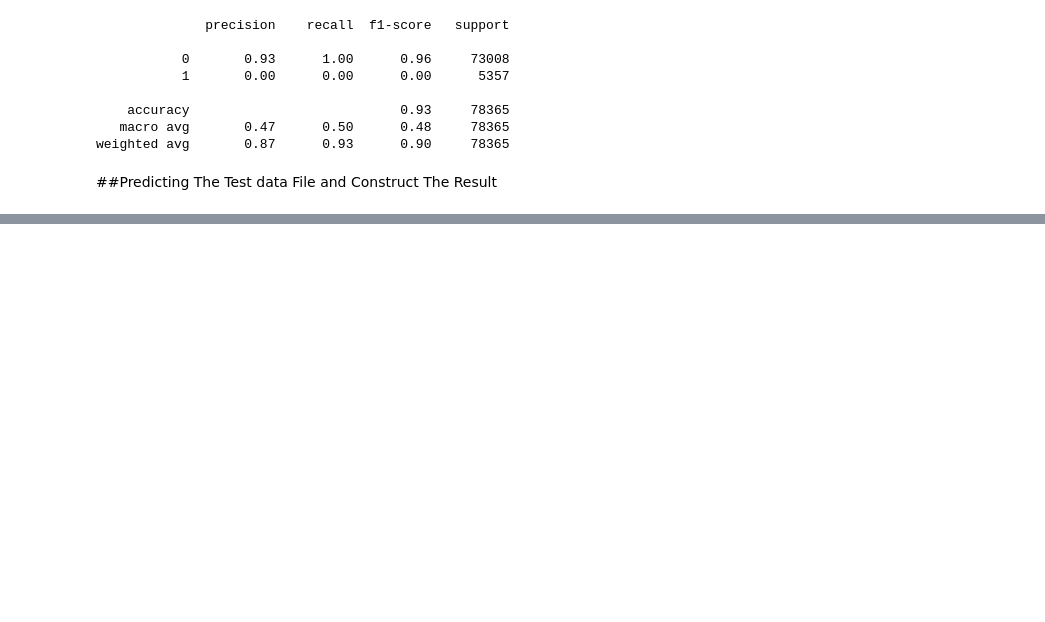
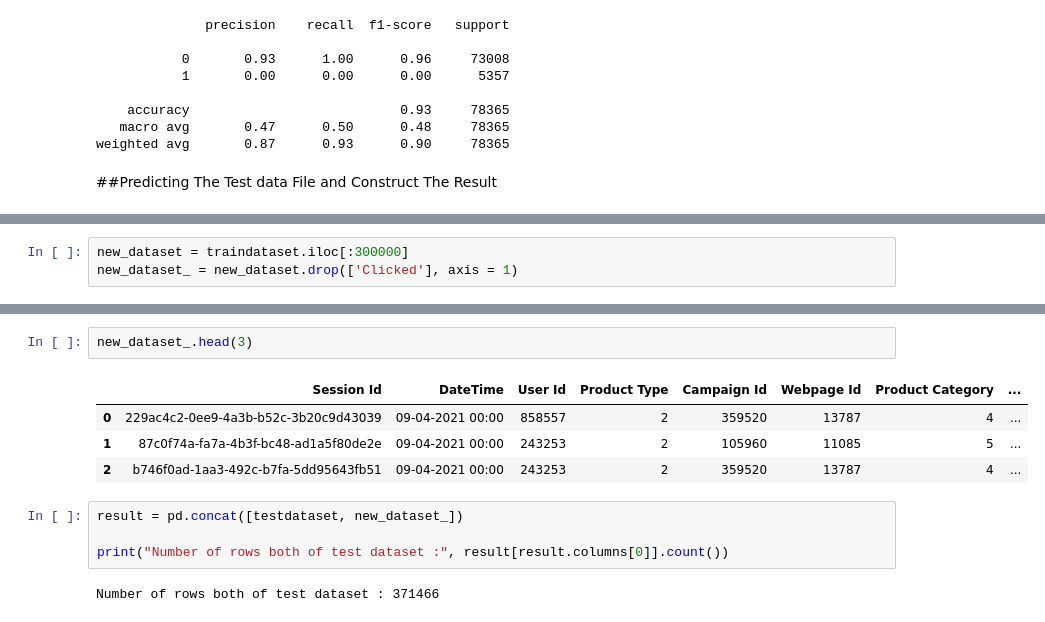
Before and after one commit to irawan09/Click_Prediction, a Jupyter notebook: GNB_Scikit_Learn.ipynb, the cells around one changed output, grey strips where cells are left out. Saved outputs shown, nothing was run; the diff lists cells and outputs as text; blank space fills up the shorter version.

```diff
--- a/GNB_Scikit_Learn.ipynb
+++ b/GNB_Scikit_Learn.ipynb
@@ -221,0 +222,3 @@ data_test.head(3)
+# %%
+new_dataset = traindataset.iloc[:300000]
+new_dataset_ = new_dataset.drop(['Clicked'], axis = 1)
@@ -221,0 +229,13 @@ data_test.head(3)
+# %%
+new_dataset_.head(3)
+# %% [output]
+|  | Session Id | DateTime | User Id | Product Type | Campaign Id | Webpage Id | Product Category | ... |
+| 0 | 229ac4c2-0ee9-4a3b-b52c-3b20c9d43039 | 09-04-2021 00:00 | 858557 | 2 | 359520 | 13787 | 4 | ... |
+| 1 | 87c0f74a-fa7a-4b3f-bc48-ad1a5f80de2e | 09-04-2021 00:00 | 243253 | 2 | 105960 | 11085 | 5 | ... |
+| 2 | b746f0ad-1aa3-492c-b7fa-5dd95643fb51 | 09-04-2021 00:00 | 243253 | 2 | 359520 | 13787 | 4 | ... |
+# %%
+result = pd.concat([testdataset, new_dataset_])
+
+print("Number of rows both of test dataset :", result[result.columns[0]].count())
+# %% [output]
+Number of rows both of test dataset : 371466
```
Also changed, not shown: parts of 14 cells of this notebook.
